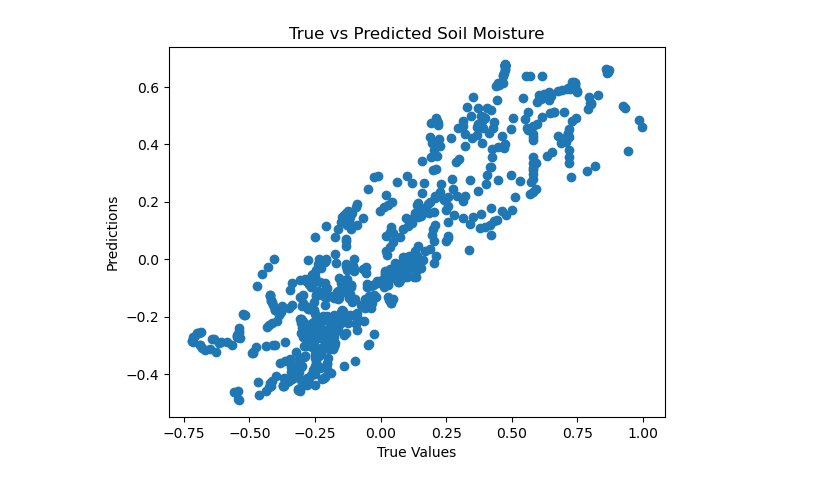
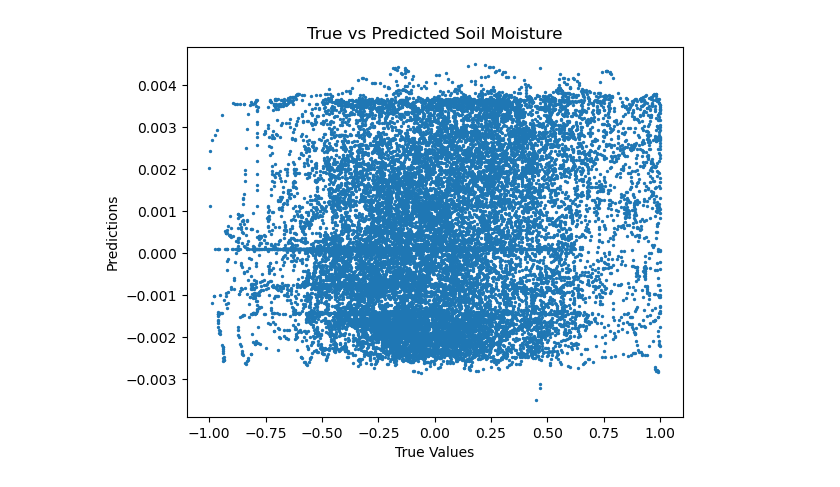
Before and after one commit to UW-ESS-DS/MLGeo_2023_Utahdvv_to_moisture, a Jupyter notebook: 1_model_training/1_simpleNN.ipynb, the cells around one changed output. Drawn from its saved outputs; the diff is of its cells as text; code cells hidden in the pictures.

```diff
--- a/1_model_training/1_simpleNN.ipynb
+++ b/1_model_training/1_simpleNN.ipynb
@@ -13,6 +17,8 @@ import pandas as pd
 # %%
 # Read in data and display first 5 rows
-fn='../Data/INTERP_CTU.csv'
-features = pd.read_csv(fn)
+fn='./Concat_data.csv'
+features1 = pd.read_csv(fn)
+
+features=features1
 features.head()
 # %% [output]
@@ -63,9 +62,10 @@ X = scaler_X.fit_transform(X)
 scaler_y = StandardScaler()
 y = scaler_y.fit_transform(soil_moisture.reshape(-1, 1)).flatten()
 # %%
+select_test_size=0.25
 
 # Split the data into training and testing sets
-X_train, X_test, y_train, y_test = train_test_split(X, y, test_size=0.2, random_state=42)
+X_train, X_test, y_train, y_test = train_test_split(X, y, test_size=select_test_size , random_state=28)
 
 # Convert data to PyTorch tensors
 X_train_tensor = torch.from_numpy(X_train).float()
@@ -73,11 +73,12 @@ y_train_tensor = torch.from_numpy(y_train).float()
 X_test_tensor = torch.from_numpy(X_test).float()
 y_test_tensor = torch.from_numpy(y_test).float()
 # %%
+select_batch_size=128
 # Inverse transform to get back the original scale of soil moisture for training set
 y_train_inverse = scaler_y.inverse_transform(y_train.reshape(-1, 1)).flatten()
 
 # Create DataLoader
 train_dataset = TensorDataset(X_train_tensor, y_train_tensor)
-train_loader = DataLoader(train_dataset, batch_size=256, shuffle=True)
+train_loader = DataLoader(train_dataset, batch_size=select_batch_size , shuffle=True)
 # %%
 # Normalize input data
@@ -128,19 +141,19 @@ class EarlyStopping:
 
 # Instantiate the model
 input_size = X.shape[1]
-hidden_size = 128
+hidden_size = 32
 output_size = 1
 model = SimpleNN(input_size, hidden_size, output_size)
 
 # Loss function and optimizer
 criterion = nn.MSELoss()
-optimizer = optim.Adam(model.parameters(), lr=0.0001)
+optimizer = optim.SGD(model.parameters(), lr=0.0001)
 
-# Learning rate schedule
-scheduler = optim.lr_scheduler.ReduceLROnPlateau(optimizer, mode='min', patience=10, factor=0.1, verbose=True)
+## Learning rate schedule
+#scheduler = optim.lr_scheduler.ReduceLROnPlateau(optimizer, mode='min', patience=10, factor=0.1, verbose=True)
 
 # Early stopping
-early_stopping = EarlyStopping(patience=10, verbose=True)
+#early_stopping = EarlyStopping(verbose=True)
 
 # Lists to store training history
 train_loss_history = []
@@ -150,7 +163,7 @@ epochs_list = []
 
 
 # Training loop
-num_epochs = 120
+num_epochs = 60
 for epoch in range(num_epochs):
     model.train()  # Set the model to training mode
     for inputs, targets in train_loader:
@@ -170,7 +183,7 @@ for epoch in range(num_epochs):
     y_test_inverse = scaler_y.inverse_transform(y_test.reshape(-1, 1)).flatten()
     y_pred_inverse = scaler_y.inverse_transform(y_pred.reshape(-1, 1)).flatten()
 
-    # Calculate and log the Mean Squared Error on the training and test sets
+    # Calculate and log the Mean Squared Erro (or rmean_absolute_error) on the training and test sets
     train_loss = mean_squared_error(y_train_inverse, model(X_train_tensor).detach().numpy().flatten())
     test_loss = mean_squared_error(y_test_inverse, y_pred_inverse)
 
@@ -180,6 +193,16 @@ for epoch in range(num_epochs):
 
     print(f'Epoch {epoch + 1}/{num_epochs} | Train Loss: {train_loss:.4f} | Test Loss: {test_loss:.4f}')
 
+    checkpoint = {
+        'epoch': epoch + 1,
+        'state_dict': model.state_dict(),
+        'optimizer': optimizer.state_dict()
+                    }
+
+    f_path = dir1+'/checkpoint.pt'
+    torch.save(checkpoint, f_path)
+
+
 # Plot the loss over epochs
 plt.plot(epochs_list, train_loss_history, label='Train Loss')
 plt.plot(epochs_list, test_loss_history, label='Test Loss')
@@ -237,11 +264,16 @@ plt.show()
 # %%
-plt.scatter(y_test_inverse, y_pred_inverse)
+#plt.ylim(-1,1)
+#plt.xlim(-1,1)
+#
+plt.scatter(y_test_inverse, y_pred_inverse, s=2, )
+#plt.plot([-1,1],[-1,1],ls='--', c='grey')
+
 plt.xlabel('True Values')
 plt.ylabel('Predictions')
 plt.title('True vs Predicted Soil Moisture')
 plt.show()
 # %% [output]
-[figure, old version]
+[figure, new version]
 # %%
 from sklearn.metrics import mean_squared_error, mean_absolute_error, r2_score
 
```
Also changed, not shown: parts of 12 cells of this notebook, 3 other files.
